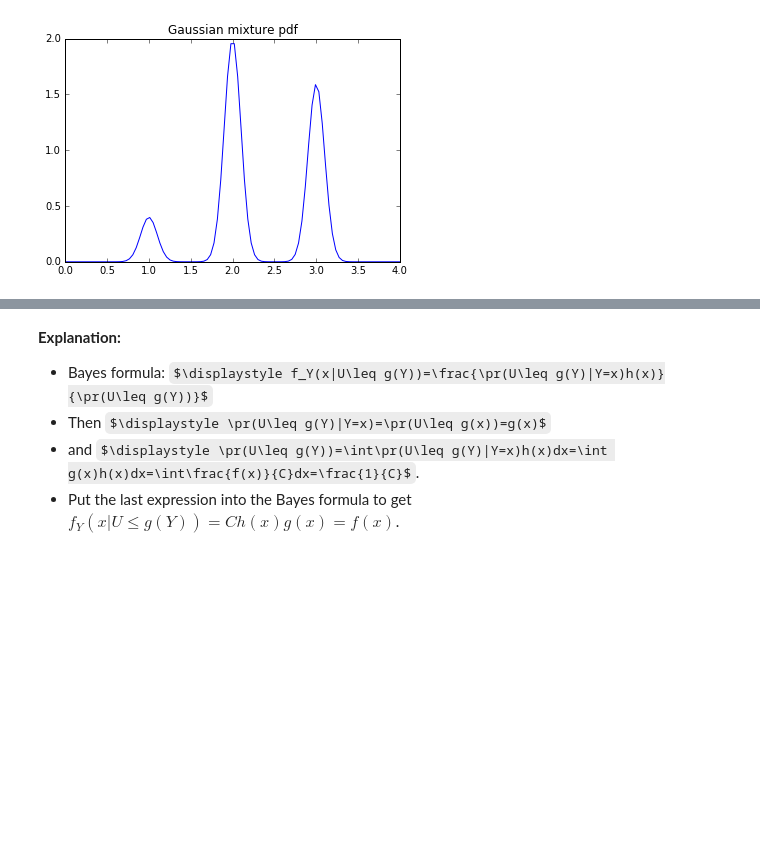
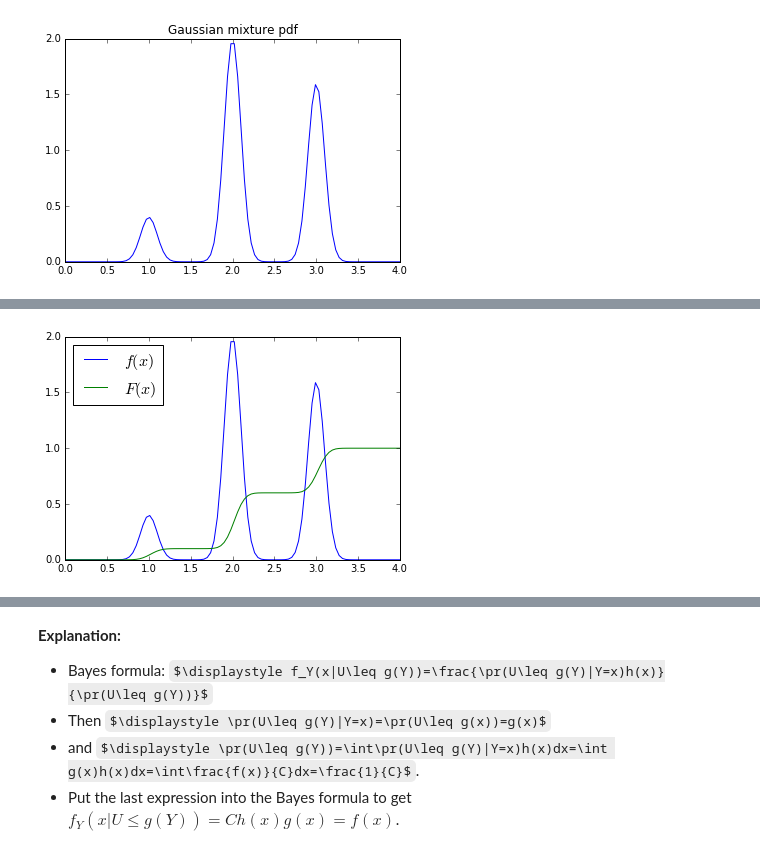
Before and after one commit to denisvstepanov/MachineLearningLectures, a Jupyter notebook: 00. Probability Introduction.ipynb, the cells around one changed output, grey strips where cells are left out. Drawn from its saved outputs; the diff is of its cells as text; code cells hidden in the pictures; some formulas as TeX source; blank space fills up the shorter version.

```diff
--- a/00. Probability Introduction.ipynb
+++ b/00. Probability Introduction.ipynb
@@ -644,3 +656,12 @@ plt.plot(x, f);
+# %%
+F = np.cumsum(f)/sum(f)
+F = np.insert(F,0,0)[:-1]
+fig,ax=plt.subplots()
+ax.plot(x,f,label='$f(x)$')
+ax.plot(x,F,'g',label='$F(x)$')
+ax.legend(loc=0,fontsize=16);
+# %% [output]
+[figure, added]
 # %%
 obs = mixt.rvs(size=10000, p=p,mu=mu,sigma=sigma)
 plt.title('Gaussian mixture: simulated values')
```
Also changed, not shown: parts of 91 cells of this notebook.
